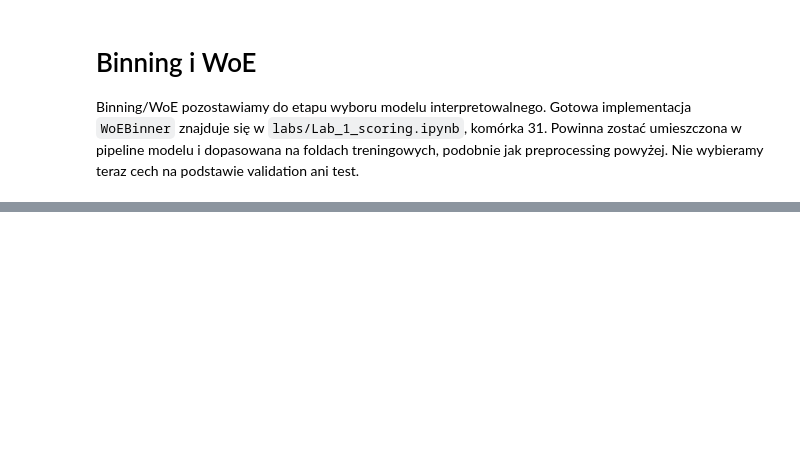
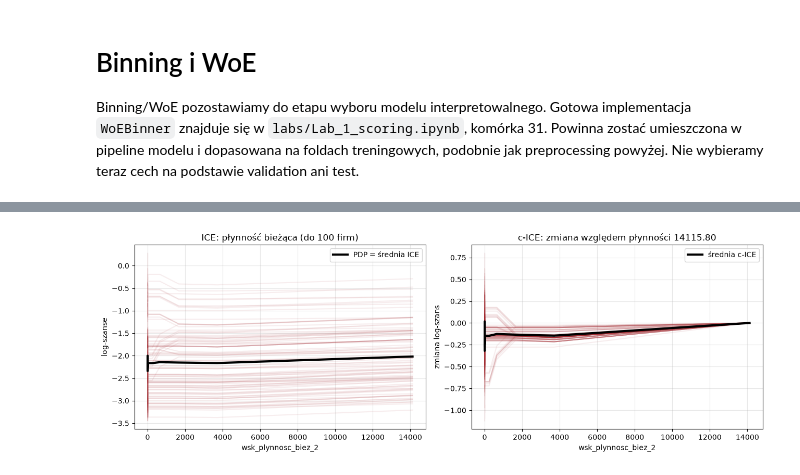
Before and after one commit to mkrajevsky/Rating_model, a Jupyter notebook: Wstępna_analiza.ipynb, the cells around one changed output, grey strips where cells are left out. Cells and saved outputs as stored; diff of their text form; code cells hidden in the pictures; blank space fills up the shorter version.

```diff
--- a/Wstępna_analiza.ipynb
+++ b/Wstępna_analiza.ipynb
@@ -443,0 +1311,15 @@ print("Zapisano surowe podziały oraz indeksy w:", ARTIFACT_DIR)
+# %%
+from sklearn.inspection import permutation_importance
+
+# Lab 6, komórka 12 — zachowana pętla, bez części SHAP na tym etapie.
+perm, perm_sd = {}, {}
+for m, model in [("logit", baseline), ("black-box", black_box)]:
+    r = permutation_importance(model, X_va, y_va, scoring="roc_auc", n_repeats=5, random_state=RNG_SEED)
+    perm[m], perm_sd[m] = pd.Series(r.importances_mean, index=FEATURES), pd.Series(r.importances_std, index=FEATURES)
+tab_perm = pd.DataFrame({"permutacyjna: logit": perm["logit"],
+                         "permutacyjna: black-box": perm["black-box"],
+                         "odch. std. logit": perm_sd["logit"],
+                         "odch. std. black-box": perm_sd["black-box"]}).sort_values(
+                             "permutacyjna: black-box", ascending=False)
+display(tab_perm.round(4))
+tab_perm.to_csv(ARTIFACT_DIR / "permutation_importance.csv")
@@ -443,0 +1379,18 @@ print("Zapisano surowe podziały oraz indeksy w:", ARTIFACT_DIR)
+# %%
+# Lab 5, komórka 23 — wykres ICE; bez założenia progu płynności ze zbioru syntetycznego.
+S_PLYN = siatka_kwantyli("wsk_plynnosc_biez_2", n=20)
+ICE_PLYN = ice(f_bb, XS, "wsk_plynnosc_biez_2", S_PLYN)                     # 2000 × 20
+C_ICE = ICE_PLYN - ICE_PLYN[:, [-1]]                                     # c-ICE: punkt odniesienia = najwyższa płynność
+pokaz = np.random.default_rng(RNG_SEED).choice(len(XS), min(100, len(XS)), replace=False)
+fig, axes = plt.subplots(1, 2, figsize=(13, 4.5))
+axes[0].plot(S_PLYN, ICE_PLYN[pokaz].T, color=KOL["black-box"], alpha=0.08)
+axes[0].plot(S_PLYN, ICE_PLYN.mean(axis=0), color="black", lw=3, label="PDP = średnia ICE")
+axes[0].set_title("ICE: płynność bieżąca (do 100 firm)"); axes[0].set_ylabel("log-szanse")
+axes[1].plot(S_PLYN, C_ICE[pokaz].T, color=KOL["black-box"], alpha=0.08)
+axes[1].plot(S_PLYN, C_ICE.mean(axis=0), color="black", lw=3, label="średnia c-ICE")
+axes[1].set_title(f"c-ICE: zmiana względem płynności {S_PLYN[-1]:.2f}"); axes[1].set_ylabel("zmiana log-szans")
+for ax in axes:
+    ax.set_xlabel("wsk_plynnosc_biez_2"); ax.legend(); ax.grid(alpha=0.3)
+plt.tight_layout(); plt.savefig(ARTIFACT_DIR / "black_box_ice.png", dpi=150, bbox_inches="tight"); plt.show()
+# %% [output]
+[figure, added]
```
Also changed, not shown: parts of 64 cells of this notebook, 5 other files.
